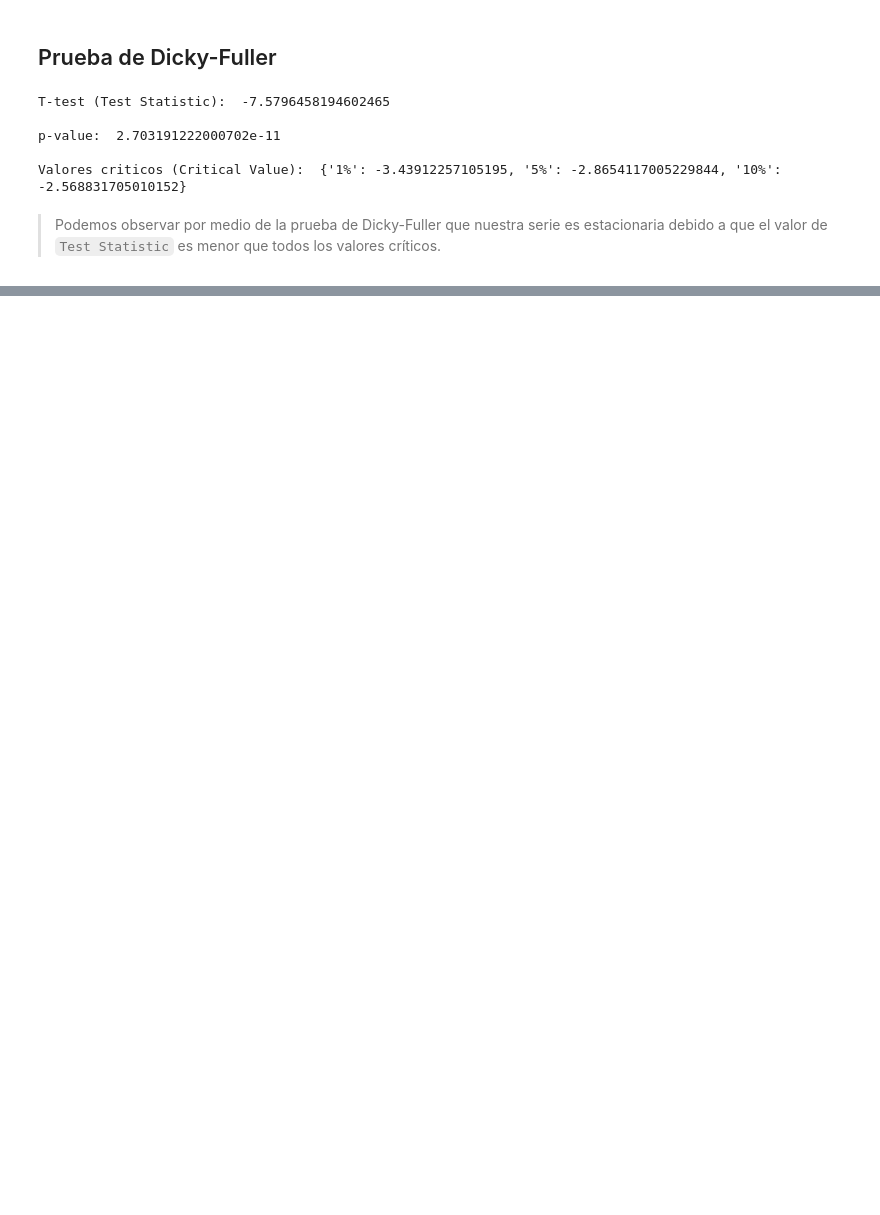
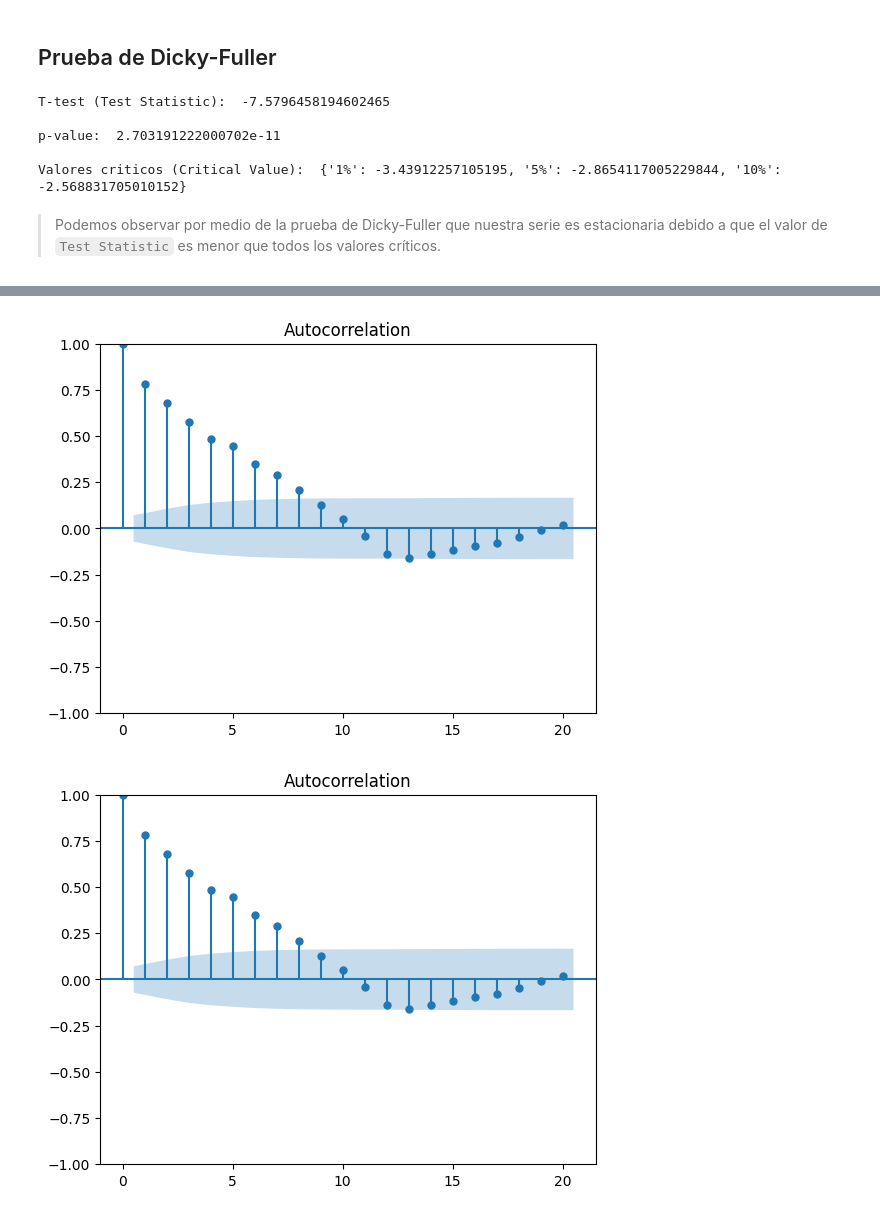
Before and after one commit to javiersanpan/dwj, a Jupyter notebook: dowjones_act3.ipynb, the cells around one changed output, grey strips where cells are left out. Cells and saved outputs as stored; diff of their text form; code cells hidden in the pictures; blank space fills up the shorter version.

```diff
--- a/dowjones_act3.ipynb
+++ b/dowjones_act3.ipynb
@@ -222,0 +300,7 @@ Valores criticos (Critical Value):  {'1%': -3.43912257105195, '5%': -2.865411700
+# %%
+from statsmodels.graphics.tsaplots import plot_acf
+
+plot_acf(df['volume'],lags=20)
+# %% [output]
+[figure, added]
+[figure, added]
```
Also changed, not shown: parts of 18 cells of this notebook.
